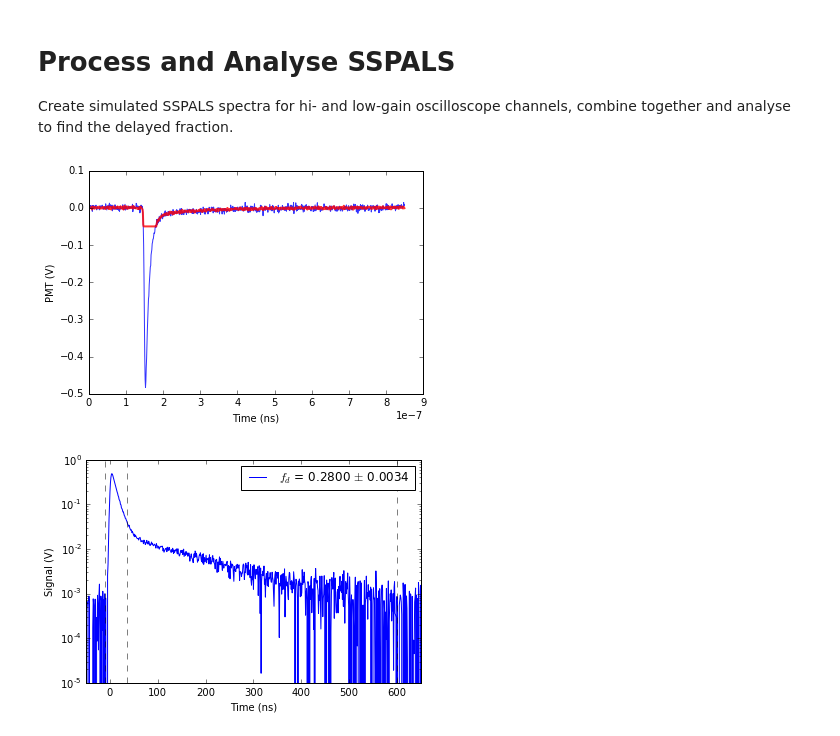
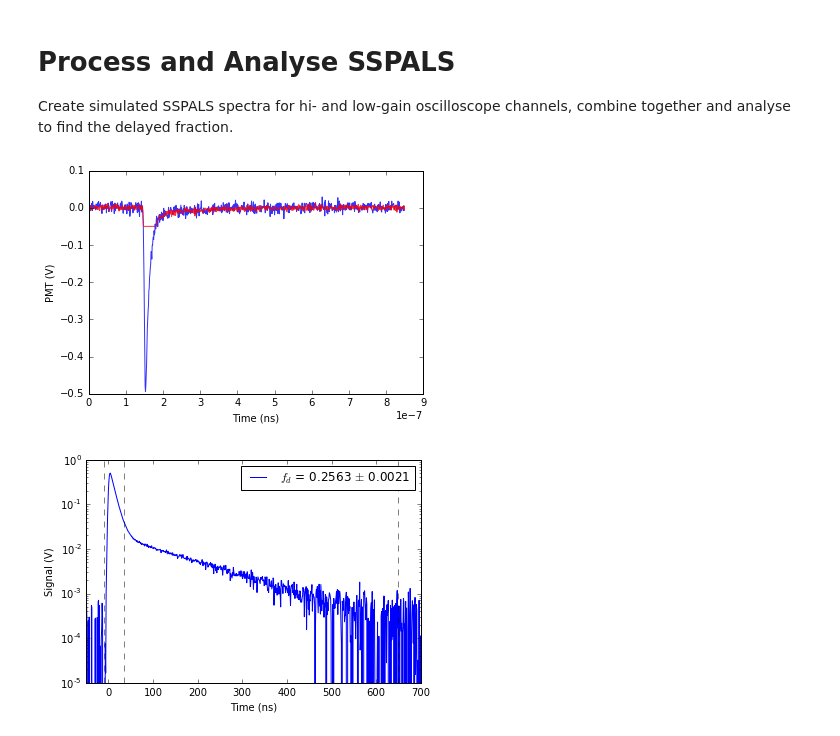
Before and after one commit to PositroniumSpectroscopy/sspals, a Jupyter notebook: examples/Process and Analyse.ipynb, the cells around one changed output. Cells and saved outputs as stored; diff of their text form; code cells hidden in the pictures.

```diff
--- a/examples/Process and Analyse.ipynb
+++ b/examples/Process and Analyse.ipynb
@@ -14,14 +14,14 @@ import sspals
 # simulate data
 dt = 1e-9
 t  = np.arange(-1.5E-7, 7.0E-7, dt)
-sim = -sspals.sim(t, eff=0.3)
+sim = -sspals.sim(t, eff=0.28)
 
-h_noise = 0.002         # scale of noise to add to hi-gain channel
+h_noise = 0.004         # scale of noise to add to hi-gain channel
 h_min = -0.05           # range of the hi-gain channel
 h_max = 0.03
-l_noise = 0.005         # scale of noise to add to low-gain channel
+l_noise = 0.008         # scale of noise to add to low-gain channel
 offset = 0.002          # add a random offset to both channels
-repeats = 5
+repeats = 100
 
 # data
 hi = []
@@ -38,41 +38,40 @@ xdata = np.arange(len(hi[0])) * dt
 # plot
 fig, ax = plt.subplots()
 ax.plot(xdata, low[0], alpha=0.8)
-ax.plot(xdata, hi[0], alpha=0.8, lw=2, c='r')
+ax.plot(xdata, hi[0], alpha=0.8, c='r')
 
 ax.set_xlabel('Time (ns)')
 ax.set_ylabel('PMT (V)')
 
 plt.show()
 # %% [output]
-[figure, old version]
+[figure, new version]
 # %%
 # combine data
 chmx = sspals.chmx(hi, low)
 
 # analyse
-limits=[-1.0E-8, 3.5E-8, 6.0E-7]
+limits=[-1.0E-8, 3.5E-8, 6.5E-7]
 DF = sspals.sspals(chmx, dt, limits=limits, threshold=0.04)
 
 # trigger
 t0 = np.nanmean(DF.t0)
 
 # plot average
 fig, ax = plt.subplots()
 reps = np.logical_not(np.isnan(DF.DF)).sum()
 ax.plot((xdata -t0)*1e9, np.mean(chmx, 0), label='$f_d$ = %.4f $\pm$ %.4f'%(np.nanmean(DF.DF),
                                                                        np.nanstd(DF.DF)/ np.sqrt(reps)
                                                                       ))
 for lim in limits:
     ax.axvline(lim*1e9, c='k', ls='--', alpha=0.5)
 ax.set_yscale('log')
-ax.set_xlim(-50, 650)
+ax.set_xlim(-50, 700)
 ax.set_ylim(1e-5, 1)
 ax.set_xlabel('Time (ns)')
 ax.set_ylabel('Signal (V)')
-
 ax.legend()
 
 plt.show()
 # %% [output]
-[figure, old version]
+[figure, new version]
```
Also changed, not shown: parts of 2 cells of this notebook, 2 other files.
